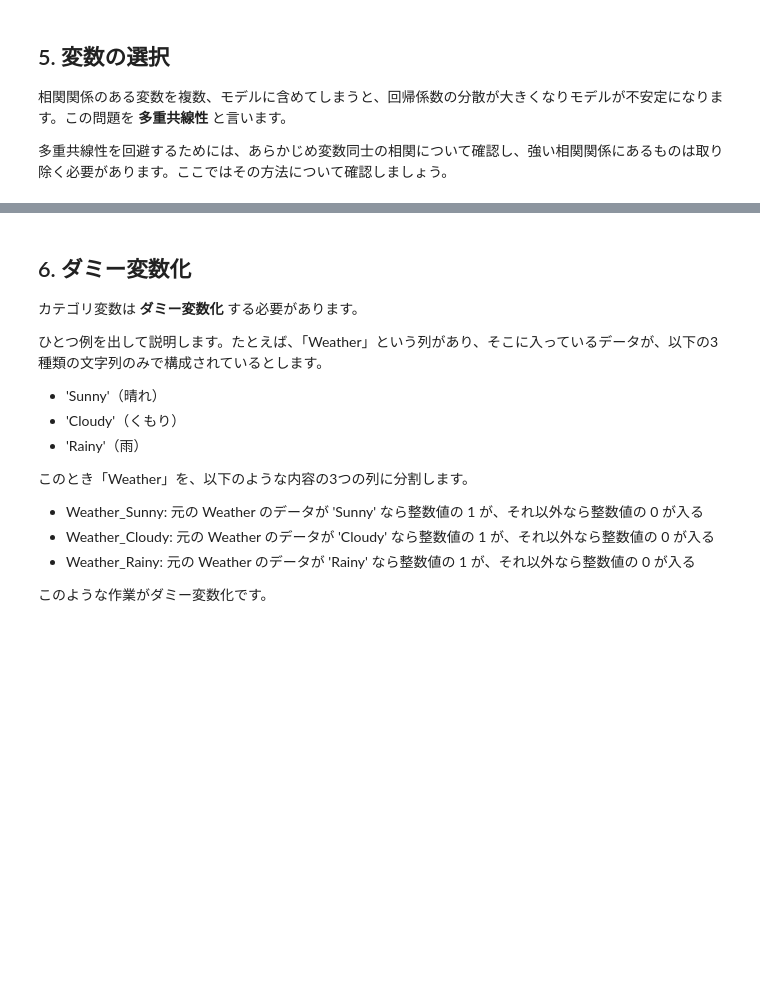
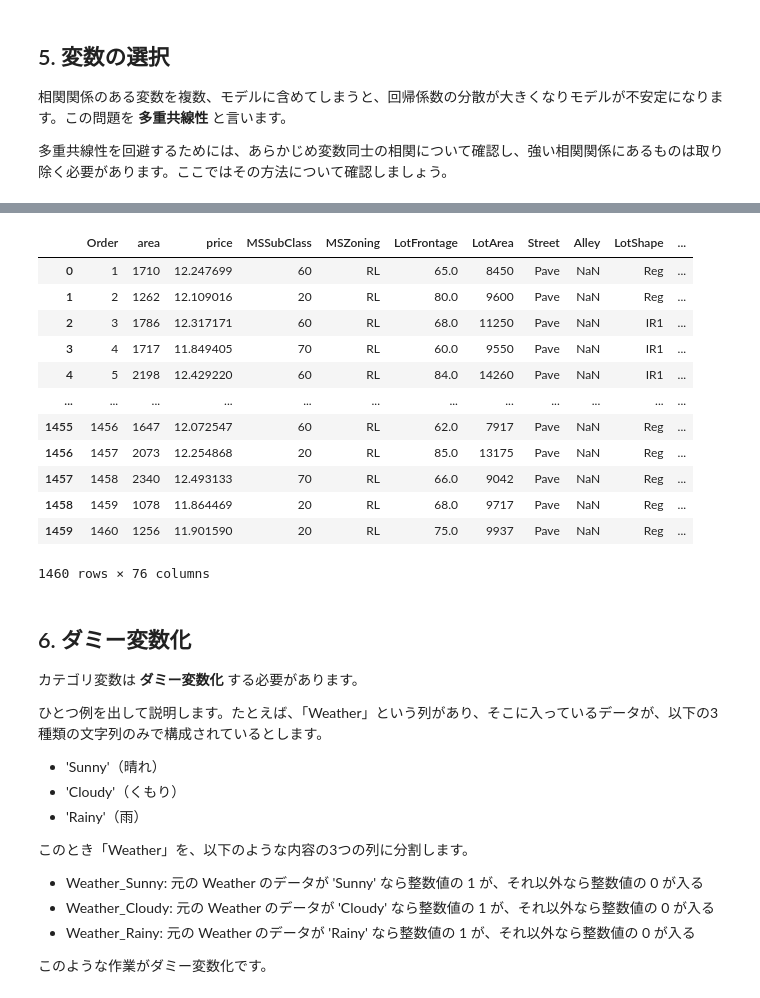
Before and after one commit to TakaoEnomoto/dsdev, a Jupyter notebook: Lesson13_Skills/課題8：住宅価格のデータ解析.ipynb, the cells around one changed output, grey strips where cells are left out. Cells and saved outputs as stored; diff of their text form; code cells hidden in the pictures; blank space fills up the shorter version.

```diff
--- a/Lesson13_Skills/課題8：住宅価格のデータ解析.ipynb
+++ b/Lesson13_Skills/課題8：住宅価格のデータ解析.ipynb
@@ -143,5 +200,21 @@ LotFrontageは「間口の広さ（家屋の正面の幅）」に関する情報
 # %%
-# # data から削除する変数を削除して data_dropped に格納する
+# data から削除する変数を削除して data_dropped に格納する
+data_dropped = data.drop(columns=to_drop)
+data_dropped
+# %% [output]
+|  | Order | area | price | MSSubClass | MSZoning | LotFrontage | LotArea | Street | Alley | LotShape | ... |
+| 0 | 1 | 1710 | 12.247699 | 60 | RL | 65.0 | 8450 | Pave | NaN | Reg | ... |
+| 1 | 2 | 1262 | 12.109016 | 20 | RL | 80.0 | 9600 | Pave | NaN | Reg | ... |
+| 2 | 3 | 1786 | 12.317171 | 60 | RL | 68.0 | 11250 | Pave | NaN | IR1 | ... |
+| 3 | 4 | 1717 | 11.849405 | 70 | RL | 60.0 | 9550 | Pave | NaN | IR1 | ... |
+| 4 | 5 | 2198 | 12.429220 | 60 | RL | 84.0 | 14260 | Pave | NaN | IR1 | ... |
+| ... | ... | ... | ... | ... | ... | ... | ... | ... | ... | ... | ... |
+| 1455 | 1456 | 1647 | 12.072547 | 60 | RL | 62.0 | 7917 | Pave | NaN | Reg | ... |
+| 1456 | 1457 | 2073 | 12.254868 | 20 | RL | 85.0 | 13175 | Pave | NaN | Reg | ... |
+| 1457 | 1458 | 2340 | 12.493133 | 70 | RL | 66.0 | 9042 | Pave | NaN | Reg | ... |
+| 1458 | 1459 | 1078 | 11.864469 | 20 | RL | 68.0 | 9717 | Pave | NaN | Reg | ... |
+| 1459 | 1460 | 1256 | 11.901590 | 20 | RL | 75.0 | 9937 | Pave | NaN | Reg | ... |
+1460 rows × 76 columns
 # %% [markdown]
 ## 6. ダミー変数化
 
```
Also changed, not shown: parts of 13 cells of this notebook.
